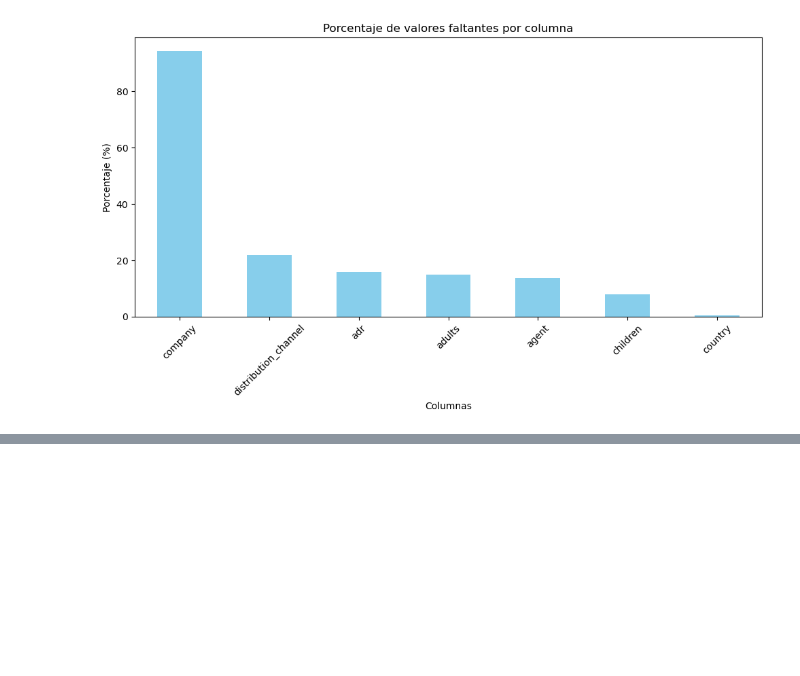
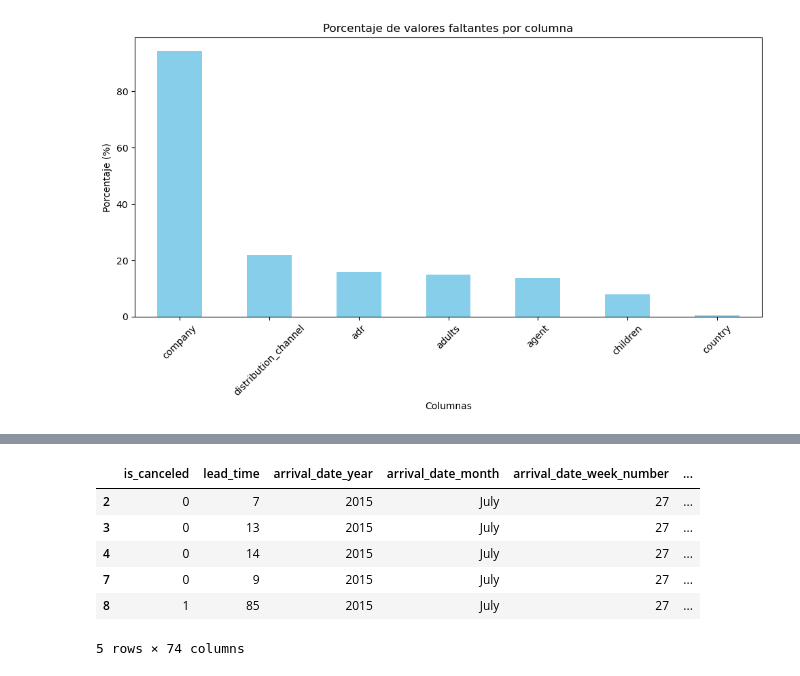
Before and after one commit to midwayjona/Econometria-2, a Jupyter notebook: labs/lab_1/lab_1.ipynb, the cells around one changed output, grey strips where cells are left out. Cells and saved outputs as stored; diff of their text form; code cells hidden in the pictures; blank space fills up the shorter version.

```diff
--- a/labs/lab_1/lab_1.ipynb
+++ b/labs/lab_1/lab_1.ipynb
@@ -91,0 +448,19 @@ dtype: float64
+# %%
+# Lista de columnas que usaremos para One-Hot Encoding (categorías bajas: ≤ 10)
+one_hot_columns = [
+    'reserved_room_type', 'assigned_room_type', 'market_segment', 'meal',
+    'distribution_channel', 'customer_type', 'deposit_type',
+    'reservation_status', 'hotel'
+]
+
+# Aplicar One-Hot Encoding
+df_final_encoded = pd.get_dummies(df_final, columns=one_hot_columns, drop_first=False)
+
+# Mostrar cantidad de nuevas columnas generadas
+nuevas_columnas = df_final_encoded.shape[1] - df_final.shape[1]
+
+{
+    "Columnas originales": df_final.shape[1],
+    "Columnas después de One-Hot Encoding": df_final_encoded.shape[1],
+    "Columnas generadas": nuevas_columnas
+}
@@ -91,0 +483,11 @@ dtype: float64
+# %%
+# Crear copias de las columnas categóricas originales
+company_freq = df_final_encoded['company'].value_counts(normalize=True)
+country_freq = df_final_encoded['country'].value_counts(normalize=True)
+
+# Reemplazar las categorías por su frecuencia relativa
+df_final_encoded['company'] = df_final_encoded['company'].map(company_freq)
+df_final_encoded['country'] = df_final_encoded['country'].map(country_freq)
+
+# Verificar resultado: algunas muestras de los valores codificados
+df_final_encoded[['company', 'country']].head()
@@ -91,0 +554,15 @@ dtype: float64
+# %%
+# Exportar el dataset final codificado a CSV
+output_path = "hotel_data_cleaned.csv"
+df_final_encoded.to_csv(output_path, index=False)
+
+# Mostrar primeras filas para verificar visualmente la estructura del archivo
+df_final_encoded.head()
+# %% [output]
+|  | is_canceled | lead_time | arrival_date_year | arrival_date_month | arrival_date_week_number | ... |
+| 2 | 0 | 7 | 2015 | July | 27 | ... |
+| 3 | 0 | 13 | 2015 | July | 27 | ... |
+| 4 | 0 | 14 | 2015 | July | 27 | ... |
+| 7 | 0 | 9 | 2015 | July | 27 | ... |
+| 8 | 1 | 85 | 2015 | July | 27 | ... |
+5 rows × 74 columns
```
Also changed, not shown: parts of 35 cells of this notebook, 1 other file.
